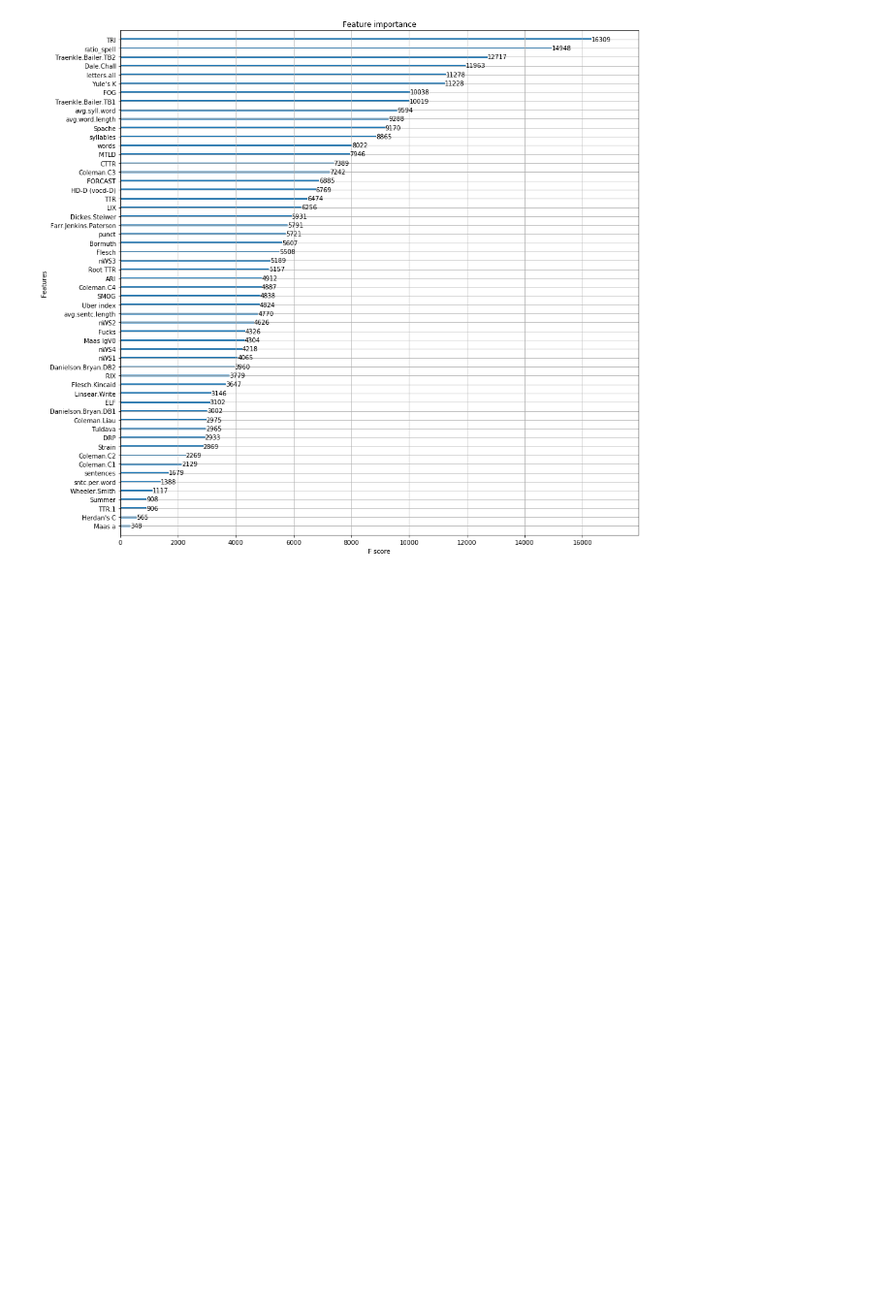
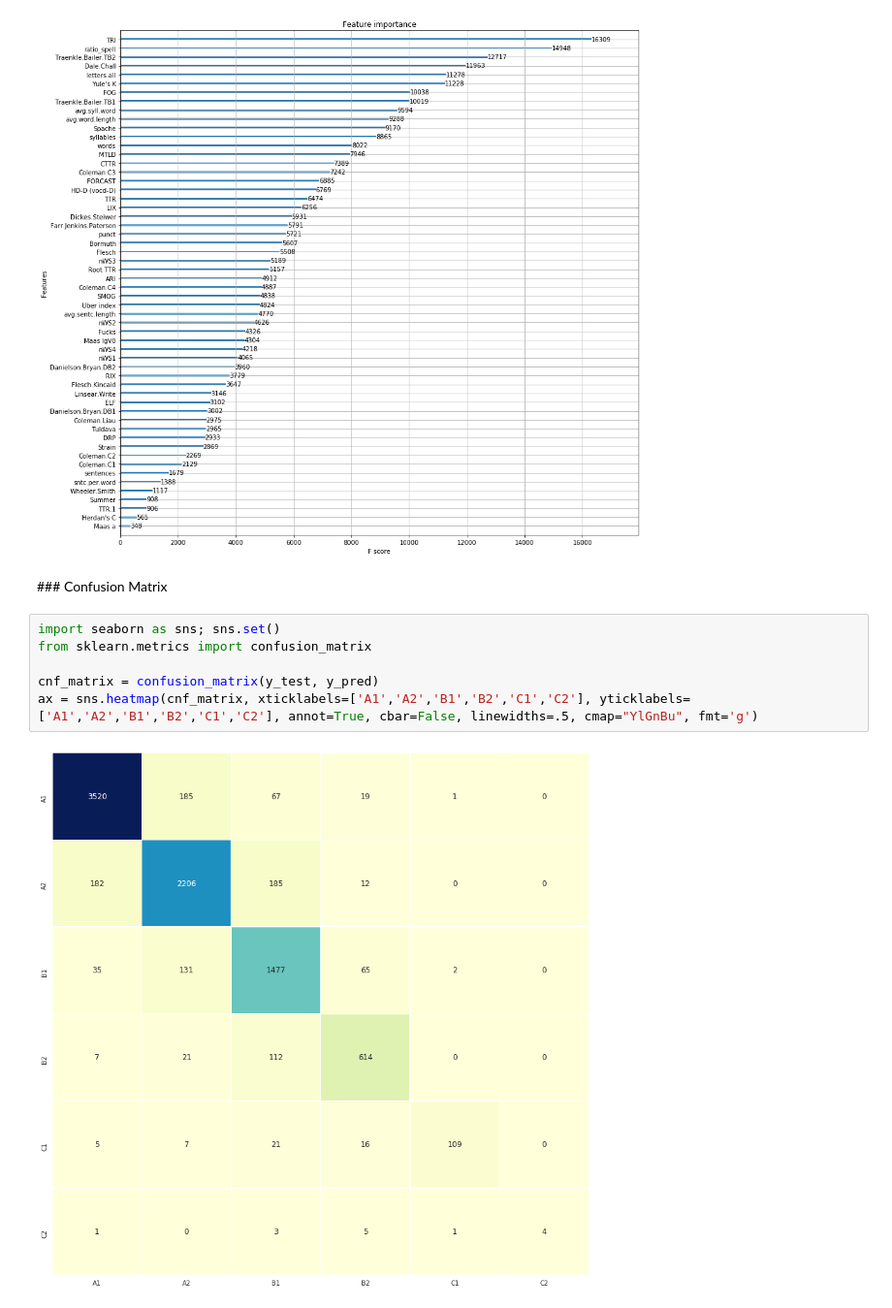
Before and after one commit to sammous/cap2018, a Jupyter notebook: cap2018.ipynb, the cells around one changed output. Shown at 97% size. Cells and saved outputs as stored; diff of their text form; blank space fills up the shorter version.

Commit message:
confusion matrix

```diff
--- a/cap2018.ipynb
+++ b/cap2018.ipynb
@@ -266,3 +266,13 @@ plot_importance(model)
 Populating the interactive namespace from numpy and matplotlib
 <matplotlib.axes._subplots.AxesSubplot at 0x...>
 [figure]
+# %% [markdown]
+### Confusion Matrix
+# %%
+import seaborn as sns; sns.set()
+from sklearn.metrics import confusion_matrix
+
+cnf_matrix = confusion_matrix(y_test, y_pred)
+ax = sns.heatmap(cnf_matrix, xticklabels=['A1','A2','B1','B2','C1','C2'], yticklabels=['A1','A2','B1','B2','C1','C2'], annot=True, cbar=False, linewidths=.5, cmap="YlGnBu", fmt='g')
+# %% [output]
+[figure, added]
```
Also changed, not shown: parts of 1 cell of this notebook.
